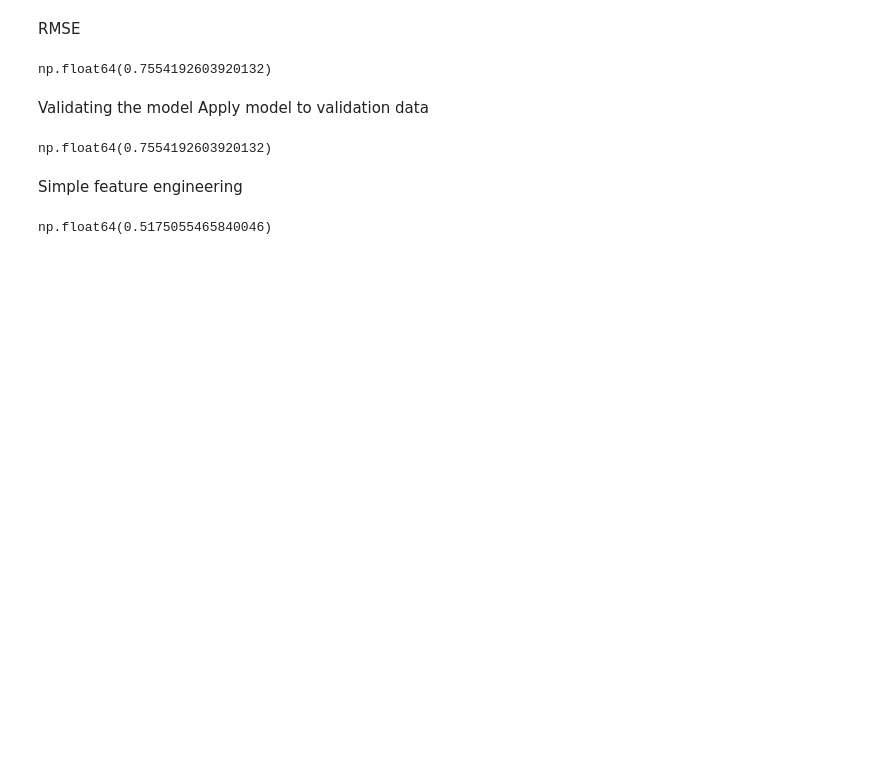
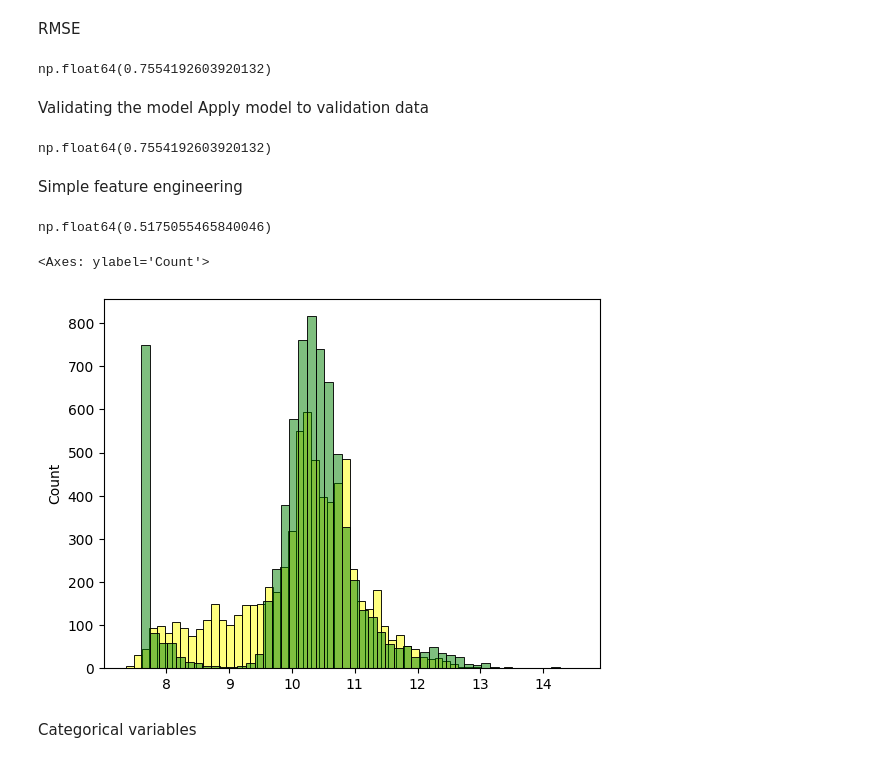
Before and after one commit to MarshallW11/ml-zoomcamp, a Jupyter notebook: 02-Car-Prediction/data-prep.ipynb, the cells around one changed output. Saved outputs shown, nothing was run; the diff lists cells and outputs as text; code cells hidden in the pictures; blank space fills up the shorter version.

```diff
--- a/02-Car-Prediction/data-prep.ipynb
+++ b/02-Car-Prediction/data-prep.ipynb
@@ -497,3 +497,12 @@ y_pred = w0 + X_val.dot(w)
 rmse(y_val, y_pred)
 # %% [output]
 np.float64(0.5175055465840046)
+# %%
+y_pred = w0 + X_train.dot(w)
+sns.histplot(y_pred, color='yellow', alpha=0.5, bins =50)
+sns.histplot(y_train, color='green', alpha=0.5, bins=50)
+# %% [output]
+<Axes: ylabel='Count'>
+[figure, added]
+# %% [markdown]
+Categorical variables
```
Also changed, not shown: parts of 2 cells of this notebook.
